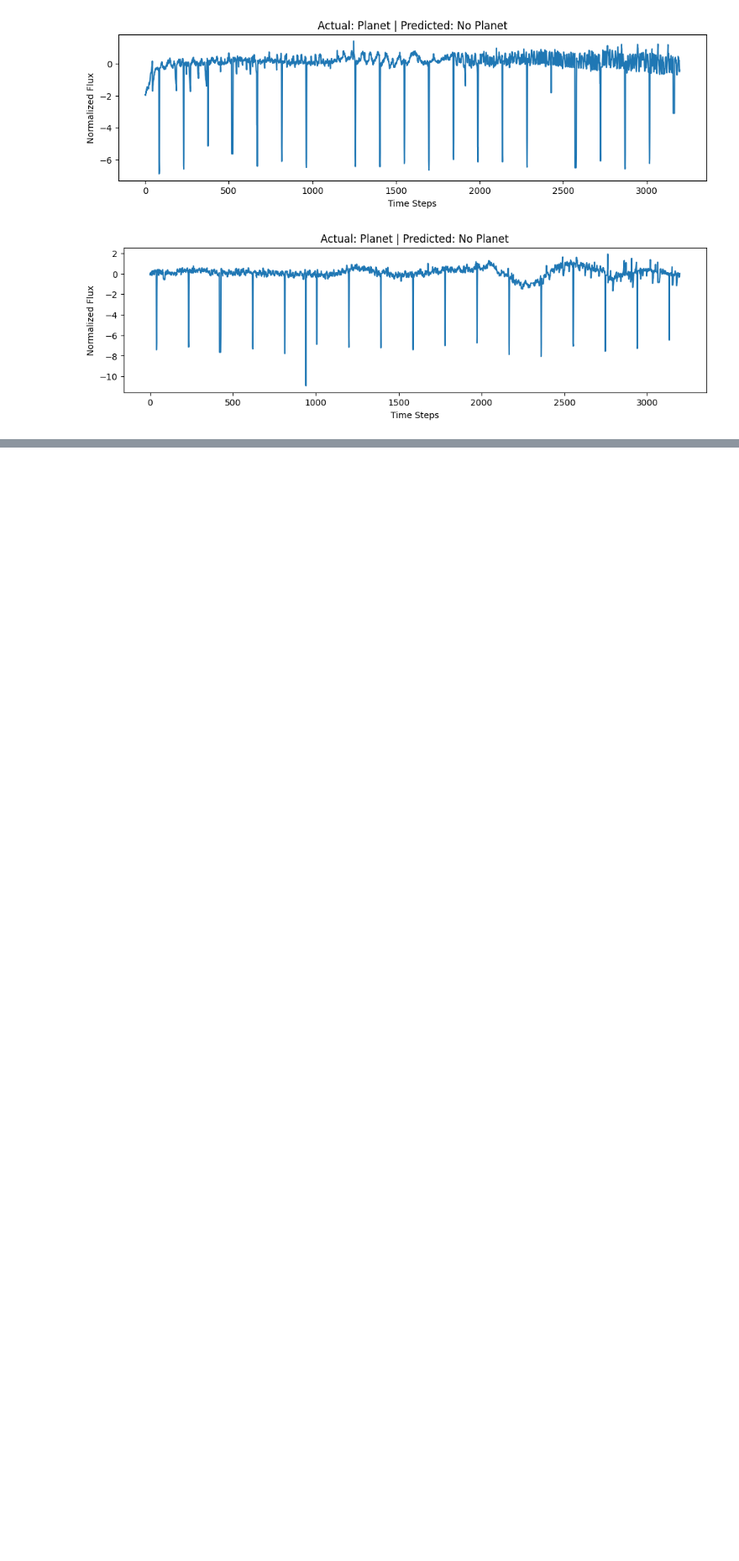
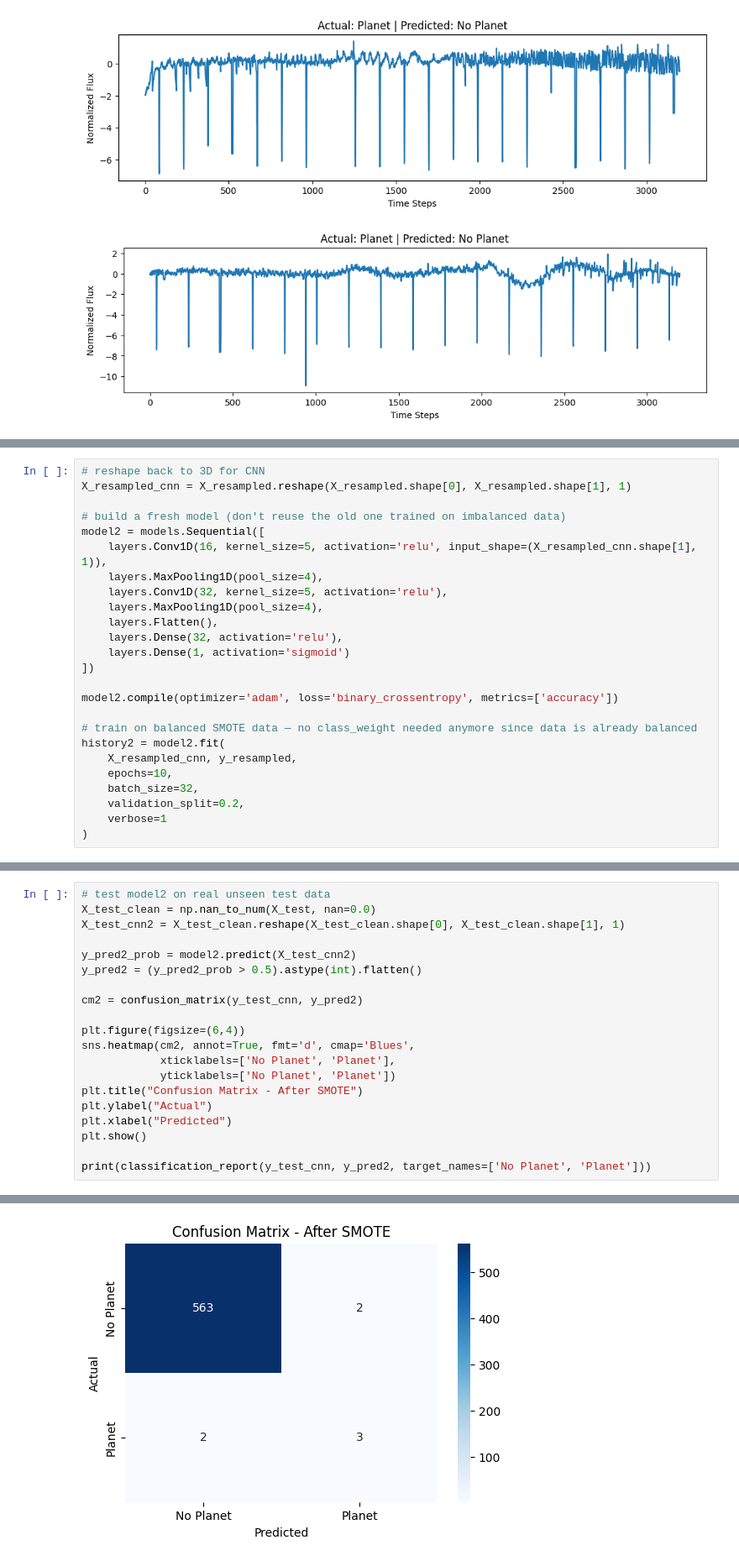
Before and after one commit to anuragsingh7058/exoplanet-detection, a Jupyter notebook: exoplanet_pipeline.ipynb, the cells around one changed output, grey strips where cells are left out. Shown at 84% size. Saved outputs shown, nothing was run; the diff lists cells and outputs as text; blank space fills up the shorter version.

Commit message:
Day 2: CNN baseline + SMOTE oversampling, confusion matrix, training curves

```diff
--- a/exoplanet_pipeline.ipynb
+++ b/exoplanet_pipeline.ipynb
@@ -193,0 +226,25 @@ for i in planet_indices:
+# %%
+# reshape back to 3D for CNN
+X_resampled_cnn = X_resampled.reshape(X_resampled.shape[0], X_resampled.shape[1], 1)
+
+# build a fresh model (don't reuse the old one trained on imbalanced data)
+model2 = models.Sequential([
+    layers.Conv1D(16, kernel_size=5, activation='relu', input_shape=(X_resampled_cnn.shape[1], 1)),
+    layers.MaxPooling1D(pool_size=4),
+    layers.Conv1D(32, kernel_size=5, activation='relu'),
+    layers.MaxPooling1D(pool_size=4),
+    layers.Flatten(),
+    layers.Dense(32, activation='relu'),
+    layers.Dense(1, activation='sigmoid')
+])
+
+model2.compile(optimizer='adam', loss='binary_crossentropy', metrics=['accuracy'])
+
+# train on balanced SMOTE data — no class_weight needed anymore since data is already balanced
+history2 = model2.fit(
+    X_resampled_cnn, y_resampled,
+    epochs=10,
+    batch_size=32,
+    validation_split=0.2,
+    verbose=1
+)
@@ -193,0 +272,21 @@ for i in planet_indices:
+# %%
+# test model2 on real unseen test data
+X_test_clean = np.nan_to_num(X_test, nan=0.0)
+X_test_cnn2 = X_test_clean.reshape(X_test_clean.shape[0], X_test_clean.shape[1], 1)
+
+y_pred2_prob = model2.predict(X_test_cnn2)
+y_pred2 = (y_pred2_prob > 0.5).astype(int).flatten()
+
+cm2 = confusion_matrix(y_test_cnn, y_pred2)
+
+plt.figure(figsize=(6,4))
+sns.heatmap(cm2, annot=True, fmt='d', cmap='Blues',
+            xticklabels=['No Planet', 'Planet'],
+            yticklabels=['No Planet', 'Planet'])
+plt.title("Confusion Matrix - After SMOTE")
+plt.ylabel("Actual")
+plt.xlabel("Predicted")
+plt.show()
+
+print(classification_report(y_test_cnn, y_pred2, target_names=['No Planet', 'Planet']))
+# %% [output]
@@ -193,0 +294 @@ for i in planet_indices:
+[figure, added]
```
Also changed, not shown: parts of 5 cells of this notebook.
